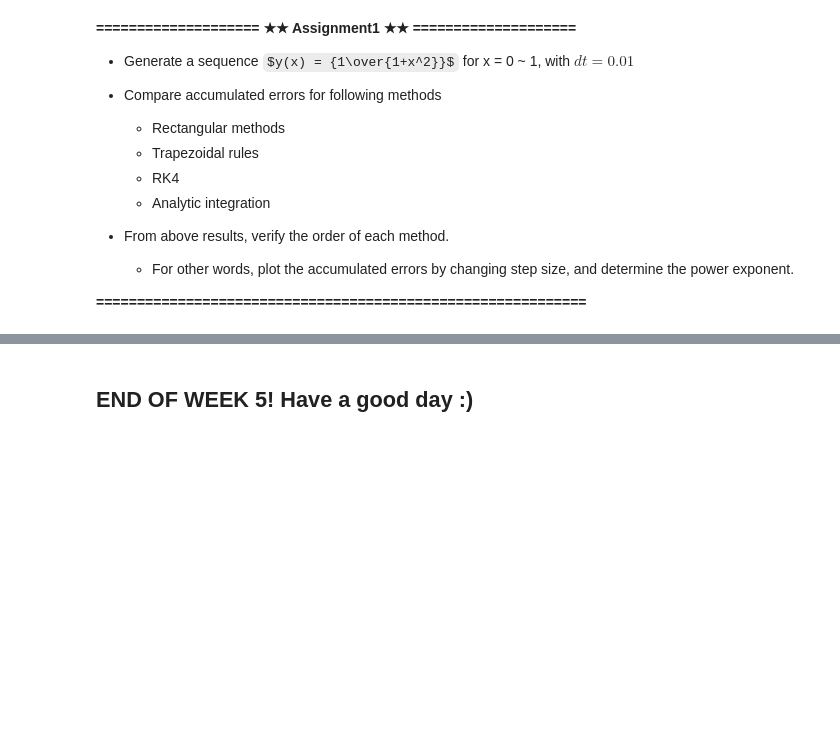
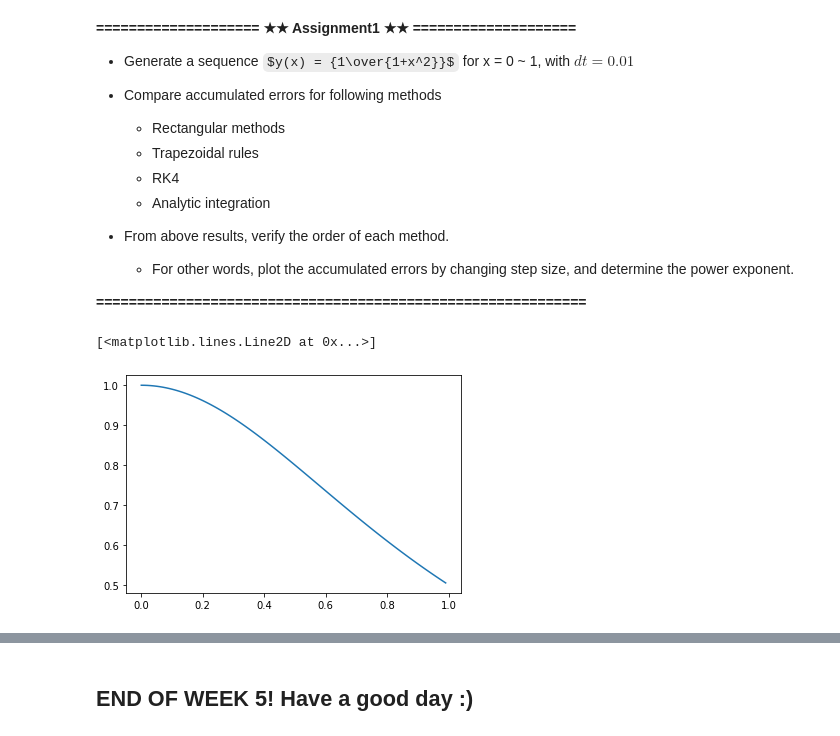
Before and after one commit to dormail/CP-2022, a Jupyter notebook: Week 05 Numerical Methods/[Week 5] Practice Notebook file.ipynb, the cells around one changed output, grey strips where cells are left out. Cells and saved outputs as stored; diff of their text form; code cells hidden in the pictures; some formulas as TeX source; blank space fills up the shorter version.

```diff
--- a/Week 05 Numerical Methods/[Week 5] Practice Notebook file.ipynb
+++ b/Week 05 Numerical Methods/[Week 5] Practice Notebook file.ipynb
@@ -127,3 +171,48 @@ Wall time: 1e+03 µs
     * For other words, plot the accumulated errors by changing step size, and determine the power exponent.
 
 **============================================================**
+# %%
+import numpy as np
+import matplotlib.pyplot as plt
+
+# taken from a direct calculation
+exact = np.pi / 4
+
+
+def y(x):
+    return 1 / (1 + x**2)
+y = np.vectorize(y)
+
+# rectengular method using a midpoint
+def rect(dt):
+    x = np.arange(0,1,dt)
+    x = x + .5 * dt
+    integral = np.sum(y(x))
+    integral = integral * dt
+    return integral
+
+def trap(dt):
+    x = np.arange(0 + dt, 1, dt)
+    integral = y(0) + y(1)
+    integral = integral + 2 * np.sum(y(x))
+    integral = integral * dt/2
+    return integral
+
+def rect_err(dt):
+    return np.abs(rect(dt) - exact)
+
+def trap_err(dt):
+    return np.abs(trap(dt) - exact)
+
+rect = np.vectorize(rect)
+trap = np.vectorize(trap)
+rect_err = np.vectorize(rect_err)
+trap_err = np.vectorize(trap_err)
+
+
+
+x = np.arange(0,1, .01)
+plt.plot(x,y(x))
+# %% [output]
+[<matplotlib.lines.Line2D at 0x...>]
+[figure, added]
```
Also changed, not shown: parts of 5 cells of this notebook.
